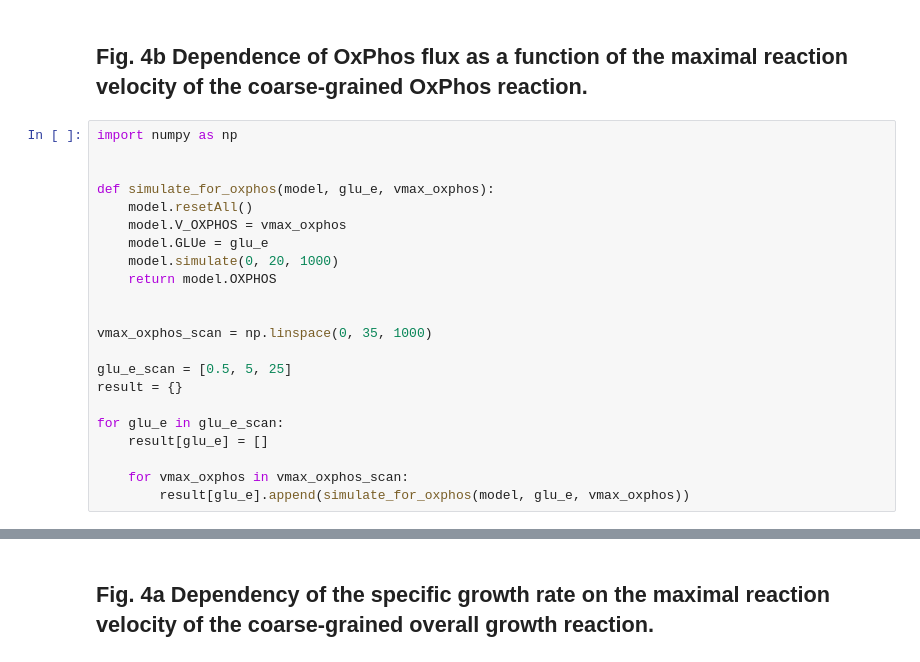
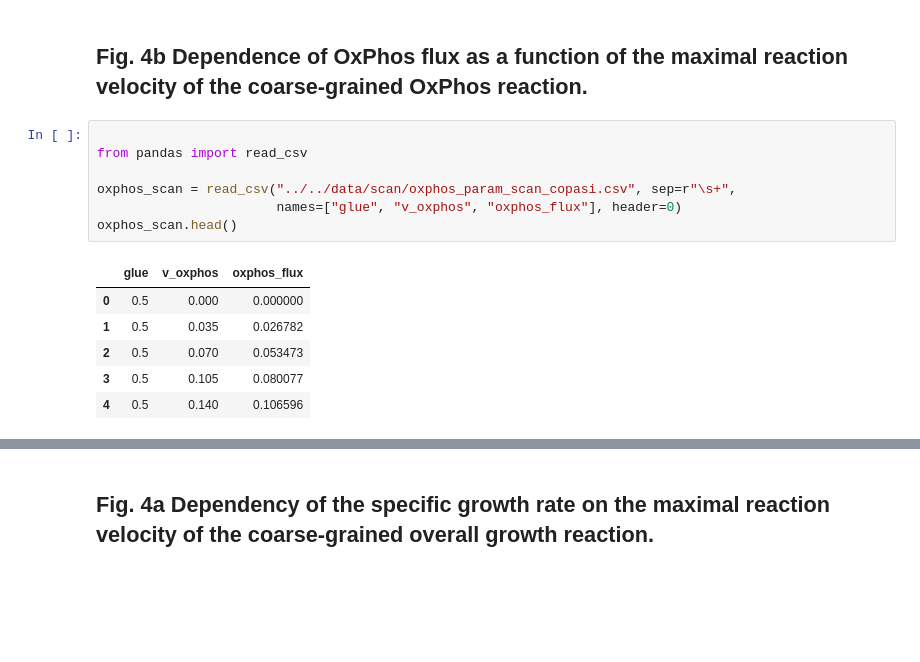
Before and after one commit to stairs/GEM-reduction-for-kinetic-modeling, a Jupyter notebook: analysis/src/simulation/vmax_growth_and_oxphos.ipynb, the cells around one changed output, grey strips where cells are left out. Cells and saved outputs as stored; diff of their text form; blank space fills up the shorter version.

```diff
--- a/analysis/src/simulation/vmax_growth_and_oxphos.ipynb
+++ b/analysis/src/simulation/vmax_growth_and_oxphos.ipynb
@@ -10,27 +1,19 @@ vmax_oxphos_ref = model.V_OXPHOS
 # %% [markdown]
 ## Fig. 4b Dependence of OxPhos flux as a function of the maximal reaction velocity of the coarse-grained OxPhos reaction.
-# %%
-import numpy as np
-
-
-def simulate_for_oxphos(model, glu_e, vmax_oxphos):
-    model.resetAll()
-    model.V_OXPHOS = vmax_oxphos
-    model.GLUe = glu_e
-    model.simulate(0, 20, 1000)
-    return model.OXPHOS
-
-
-vmax_oxphos_scan = np.linspace(0, 35, 1000)
-
-glu_e_scan = [0.5, 5, 25]
-result = {}
-
-for glu_e in glu_e_scan:
-    result[glu_e] = []
-
-    for vmax_oxphos in vmax_oxphos_scan:
-        result[glu_e].append(simulate_for_oxphos(model, glu_e, vmax_oxphos))
+# %%
+
+from pandas import read_csv
+
+oxphos_scan = read_csv("../../data/scan/oxphos_param_scan_copasi.csv", sep=r"\s+",
+                       names=["glue", "v_oxphos", "oxphos_flux"], header=0)
+oxphos_scan.head()
+# %% [output]
+|  | glue | v_oxphos | oxphos_flux |
+| 0 | 0.5 | 0.000 | 0.000000 |
+| 1 | 0.5 | 0.035 | 0.026782 |
+| 2 | 0.5 | 0.070 | 0.053473 |
+| 3 | 0.5 | 0.105 | 0.080077 |
+| 4 | 0.5 | 0.140 | 0.106596 |
 # %%
 import matplotlib.pyplot as plt
 import seaborn as sns
```
Also changed, not shown: parts of 5 cells of this notebook, 2 other files.
